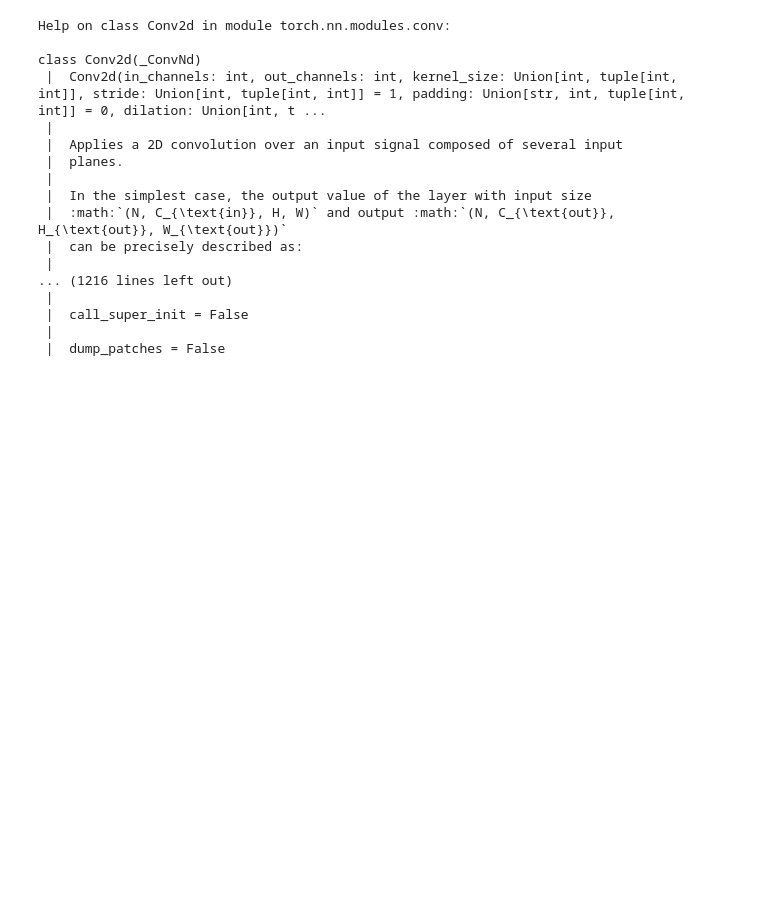
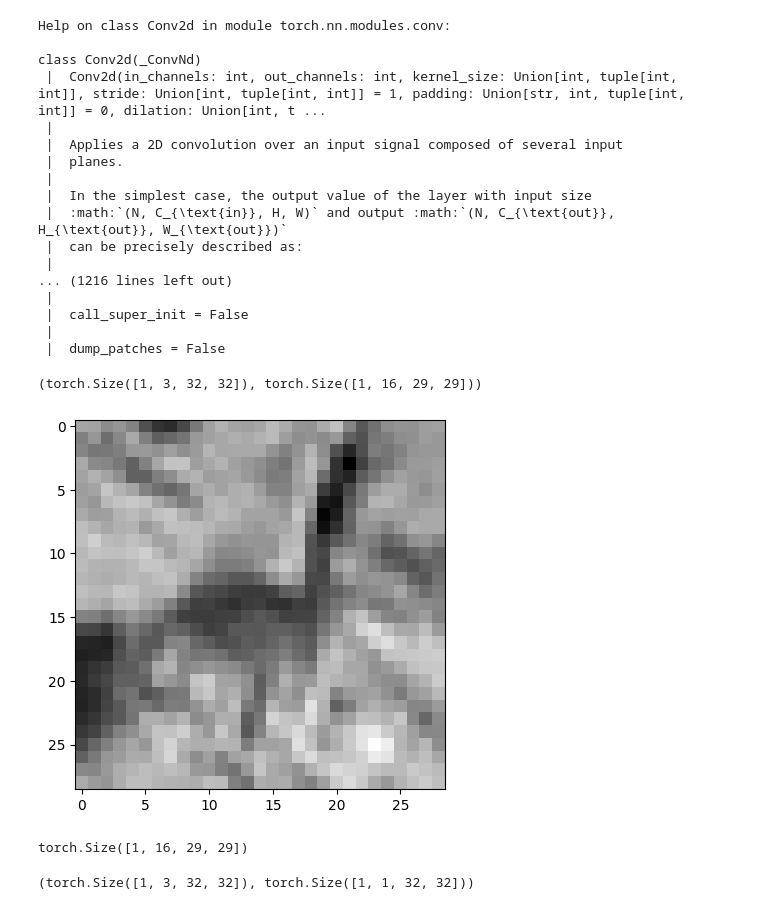
Before and after one commit to CHU1PC/deep-learning-with-pytorch-ja, a Jupyter notebook: by_chu/part1/7.ipynb, the cells around one changed output. Cells and saved outputs as stored; diff of their text form; code cells hidden in the pictures; blank space fills up the shorter version.

```diff
--- a/by_chu/part1/7.ipynb
+++ b/by_chu/part1/7.ipynb
@@ -354,3 +354,24 @@ class Conv2d(_ConvNd)
  |  call_super_init = False
  |
  |  dump_patches = False
+# %%
+img, _ = cifar2[0]
+output = conv(img.unsqueeze(0))
+img.unsqueeze(0).shape, output.shape
+# %% [output]
+(torch.Size([1, 3, 32, 32]), torch.Size([1, 16, 29, 29]))
+# %%
+plt.imshow(output[0, 0].detach(), cmap="gray")
+plt.show()
+# %% [output]
+[figure, added]
+# %%
+output.shape
+# %% [output]
+torch.Size([1, 16, 29, 29])
+# %%
+conv = nn.Conv2d(3, 1, kernel_size=3, padding=1)
+output = conv(img.unsqueeze(0))
+img.unsqueeze(0).shape, output.shape
+# %% [output]
+(torch.Size([1, 3, 32, 32]), torch.Size([1, 1, 32, 32]))
```
Also changed, not shown: parts of 7 cells of this notebook.
